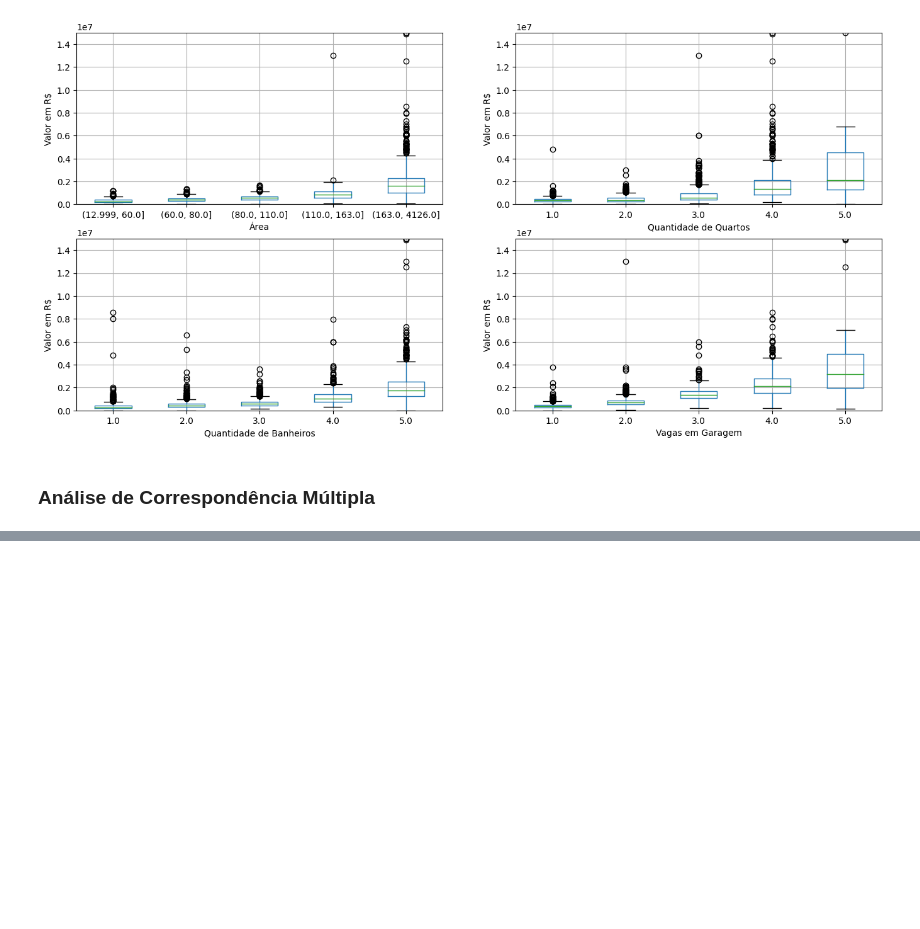
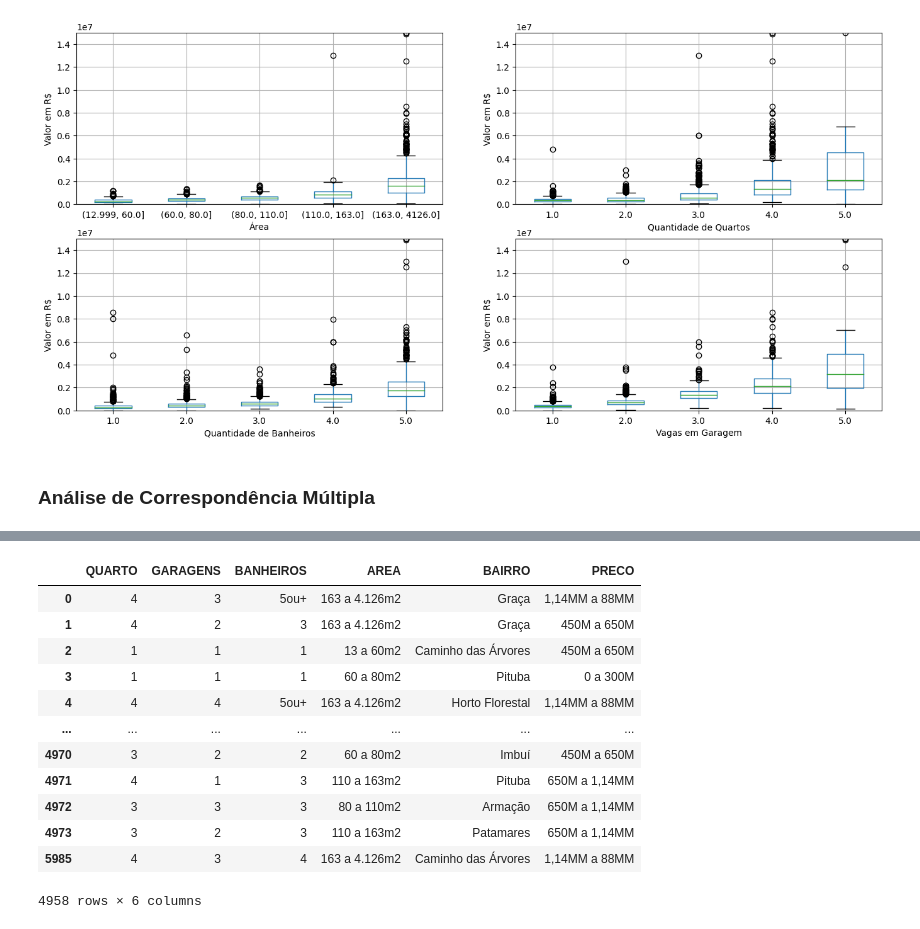
Before and after one commit to danrmoliv/apartment_prices_olx, a Jupyter notebook: precos_apartamentos.ipynb, the cells around one changed output, grey strips where cells are left out. Drawn from its saved outputs; the diff is of its cells as text; code cells hidden in the pictures; blank space fills up the shorter version.

```diff
--- a/precos_apartamentos.ipynb
+++ b/precos_apartamentos.ipynb
@@ -327,0 +438,28 @@ plt.show()
+# %%
+#Exportação para análise no R:
+
+df_anuncios_cat_export = df_anuncios[['QTD_QUARTOS','VAGAS_GARAGEM','QTD_BANHEIROS','AREA_SEGMENTADA','BAIRRO','FAIXA_PRECOS']].copy()
+df_anuncios_cat_export.columns = ['QUARTO', 'GARAGENS', 'BANHEIROS', 'AREA', 'BAIRRO', 'PRECO']
+df_anuncios_cat_export[['QUARTO', 'GARAGENS', 'BANHEIROS']] = df_anuncios_cat_export[['QUARTO', 'GARAGENS', 'BANHEIROS']].astype(str).replace('1.0', '1').replace('2.0', '2').replace('3.0', '3').replace('4.0', '4').replace('5.0', '5ou+')
+
+df_anuncios_cat_export['AREA'] = df_anuncios_cat_export['AREA'].astype(str).replace('(163.0, 4126.0]','163 a 4.126m2').replace('(12.999, 60.0]','13 a 60m2').replace('(60.0, 80.0]','60 a 80m2').replace('(110.0, 163.0]','110 a 163m2').replace('(80.0, 110.0]','80 a 110m2')
+
+df_anuncios_cat_export['PRECO'] = df_anuncios_cat_export['PRECO'].astype(str).replace('(1140000.0, 88000000.0]','1,14MM a 88MM').replace('(450000.0, 650000.0]','450M a 650M').replace('(-0.001, 300000.0]','0 a 300M').replace('(300000.0, 450000.0]','300M a 450M').replace('(650000.0, 1140000.0]','650M a 1,14MM')
+
+df_anuncios_cat_export.to_csv('./df_apart_cat_r.csv', index=False, sep=';')
+
+df_anuncios_cat_export
+# %% [output]
+|  | QUARTO | GARAGENS | BANHEIROS | AREA | BAIRRO | PRECO |
+| 0 | 4 | 3 | 5ou+ | 163 a 4.126m2 | Graça | 1,14MM a 88MM |
+| 1 | 4 | 2 | 3 | 163 a 4.126m2 | Graça | 450M a 650M |
+| 2 | 1 | 1 | 1 | 13 a 60m2 | Caminho das Árvores | 450M a 650M |
+| 3 | 1 | 1 | 1 | 60 a 80m2 | Pituba | 0 a 300M |
+| 4 | 4 | 4 | 5ou+ | 163 a 4.126m2 | Horto Florestal | 1,14MM a 88MM |
+| ... | ... | ... | ... | ... | ... | ... |
+| 4970 | 3 | 2 | 2 | 60 a 80m2 | Imbuí | 450M a 650M |
+| 4971 | 4 | 1 | 3 | 110 a 163m2 | Pituba | 650M a 1,14MM |
+| 4972 | 3 | 3 | 3 | 80 a 110m2 | Armação | 650M a 1,14MM |
+| 4973 | 3 | 2 | 3 | 110 a 163m2 | Patamares | 650M a 1,14MM |
+| 5985 | 4 | 3 | 4 | 163 a 4.126m2 | Caminho das Árvores | 1,14MM a 88MM |
+4958 rows × 6 columns
```
Also changed, not shown: parts of 16 cells of this notebook, 2 other files.
